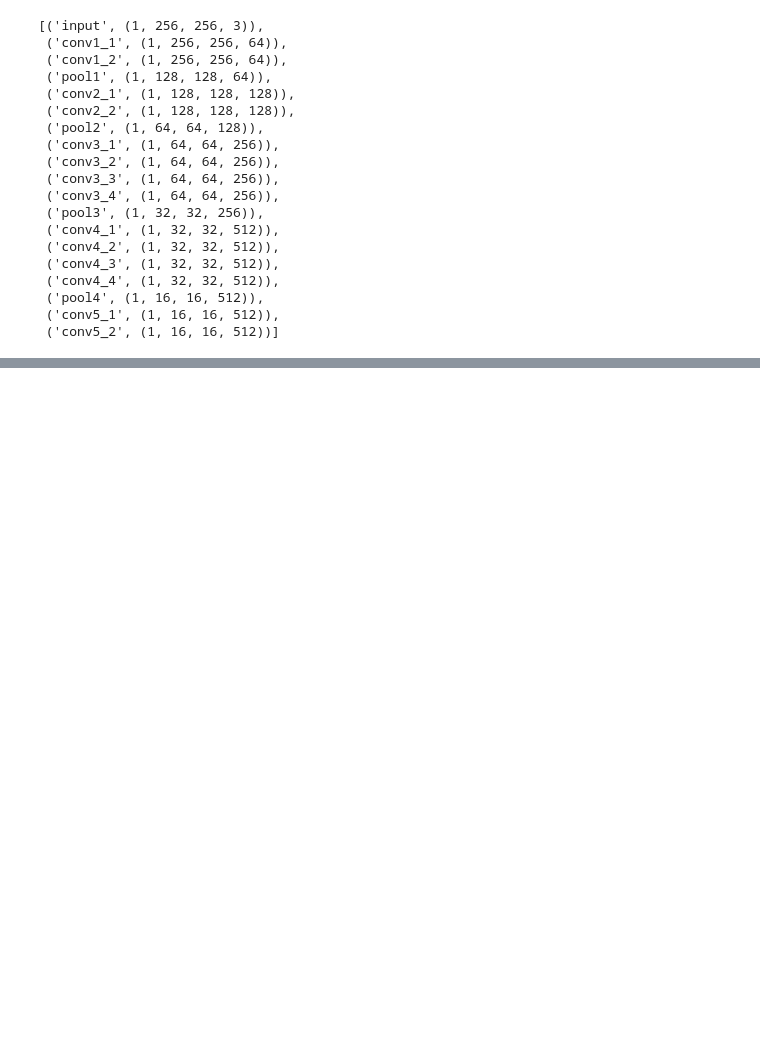
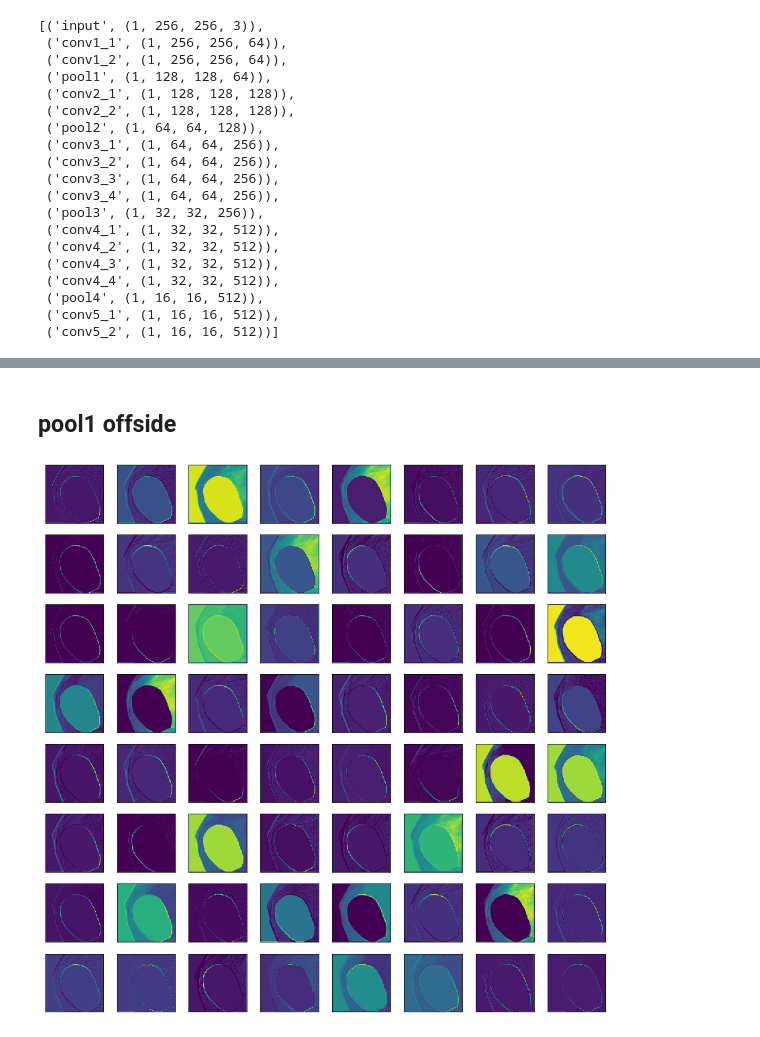
Before and after one commit to camila-ud/ciGAN, a Jupyter notebook: Feature extractor.ipynb, the cells around one changed output, grey strips where cells are left out. Cells and saved outputs as stored; diff of their text form; code cells hidden in the pictures; blank space fills up the shorter version.

```diff
--- a/Feature extractor.ipynb
+++ b/Feature extractor.ipynb
@@ -94,16 +147,20 @@ plt.show()
+# %% [markdown]
+## pool1 offside
 # %%
 feature_maps = pred_img_c['pool1']
 square = 8
 ix = 1
 fig = plt.figure(figsize= (15,15))
 for _ in range(square):
 	for _ in range(square):
 		# specify subplot and turn of axis
 		ax = plt.subplot(square, square, ix)
 		ax.set_xticks([])
 		ax.set_yticks([])
 		# plot filter channel in grayscale
-		plt.imshow(feature_maps[0, :, :, ix-1], cmap='gray')
+		plt.imshow(feature_maps[0, :, :, ix-1])
 		ix += 1
 # show the figure
 plt.show()
+# %% [output]
+[figure, added]
```
Also changed, not shown: parts of 23 cells of this notebook, 1 other file.
